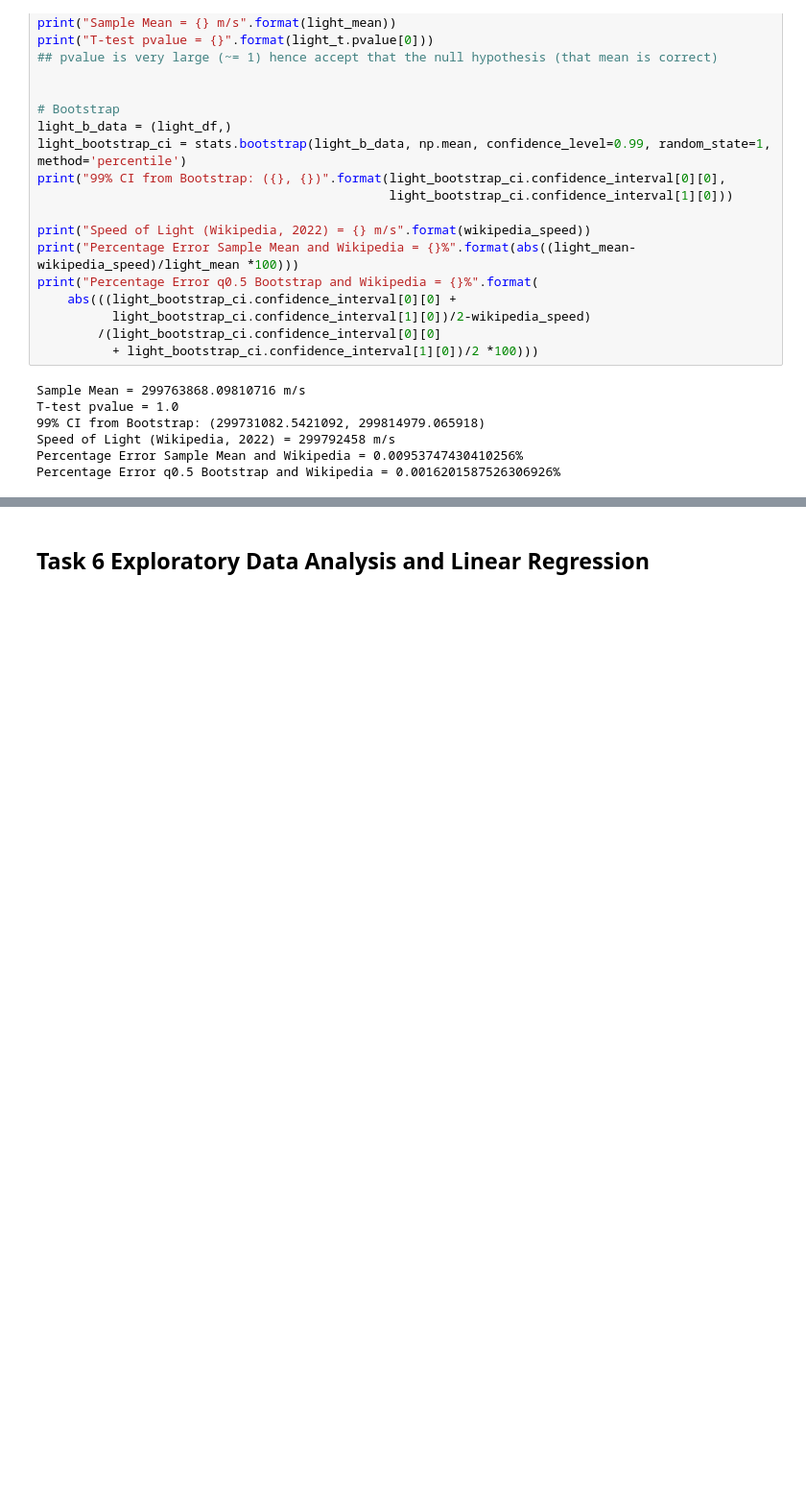
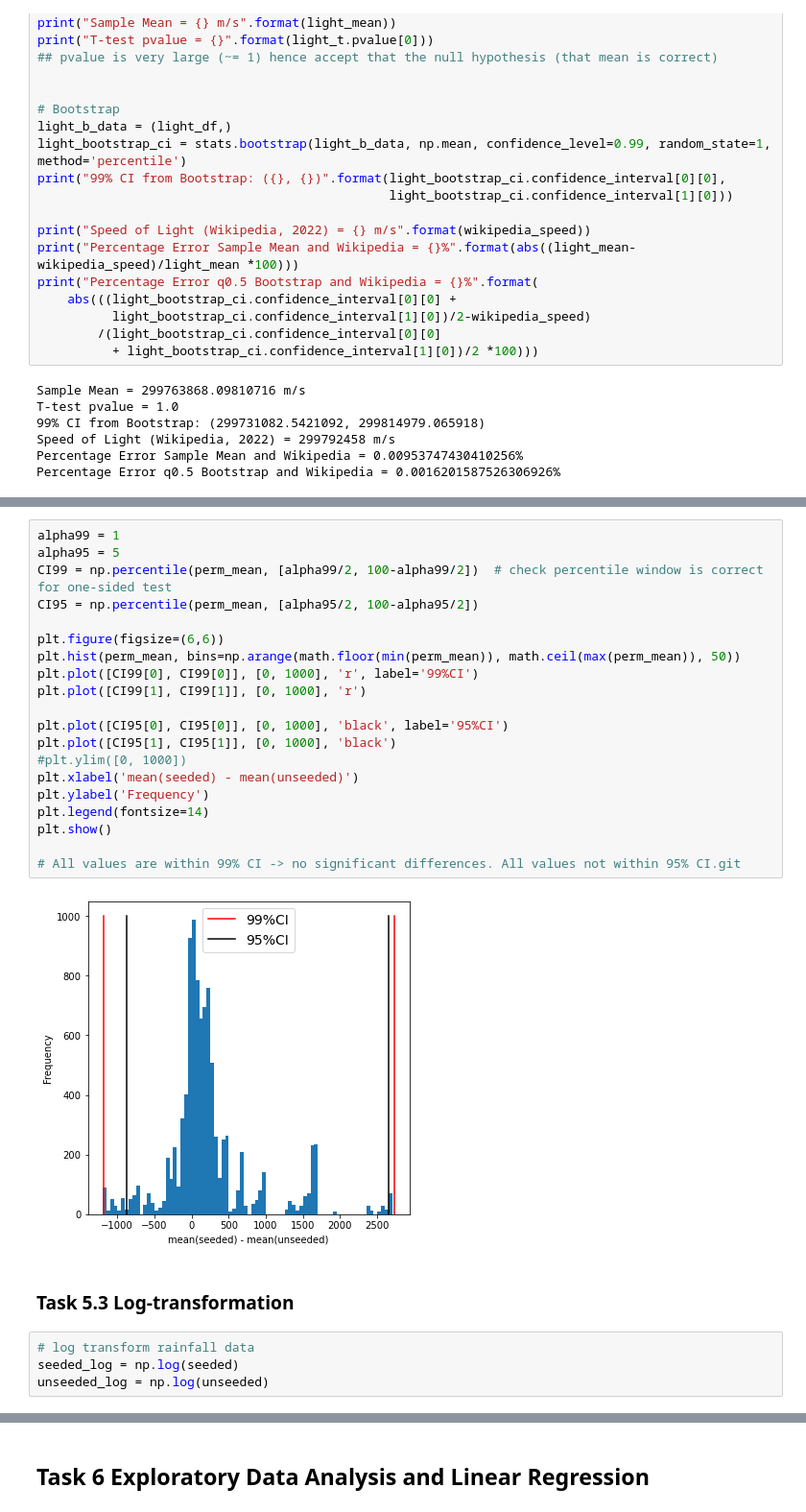
Before and after one commit to robertstrong10/EAT_GP01, a Jupyter notebook: GP01_Assignment1_RS.ipynb, the cells around one changed output, grey strips where cells are left out. Shown at 96% size. Saved outputs shown, nothing was run; the diff lists cells and outputs as text; blank space fills up the shorter version.

```diff
--- a/GP01_Assignment1_RS.ipynb
+++ b/GP01_Assignment1_RS.ipynb
@@ -689,0 +808,28 @@ temps
+# %%
+alpha99 = 1
+alpha95 = 5
+CI99 = np.percentile(perm_mean, [alpha99/2, 100-alpha99/2])  # check percentile window is correct for one-sided test
+CI95 = np.percentile(perm_mean, [alpha95/2, 100-alpha95/2])
+
+plt.figure(figsize=(6,6))
+plt.hist(perm_mean, bins=np.arange(math.floor(min(perm_mean)), math.ceil(max(perm_mean)), 50))
+plt.plot([CI99[0], CI99[0]], [0, 1000], 'r', label='99%CI')
+plt.plot([CI99[1], CI99[1]], [0, 1000], 'r')
+
+plt.plot([CI95[0], CI95[0]], [0, 1000], 'black', label='95%CI')
+plt.plot([CI95[1], CI95[1]], [0, 1000], 'black')
+#plt.ylim([0, 1000])
+plt.xlabel('mean(seeded) - mean(unseeded)')
+plt.ylabel('Frequency')
+plt.legend(fontsize=14)
+plt.show()
+
+# All values are within 99% CI -> no significant differences. All values not within 95% CI.git
+# %% [output]
+[figure, added]
+# %% [markdown]
+### Task 5.3 Log-transformation
+# %%
+# log transform rainfall data
+seeded_log = np.log(seeded)
+unseeded_log = np.log(unseeded)
```
Also changed, not shown: parts of 18 cells of this notebook.
